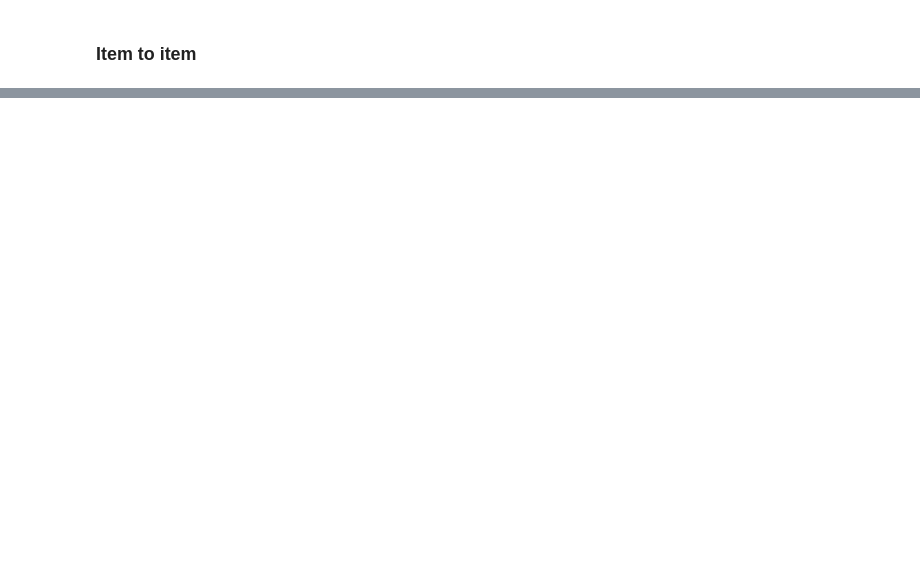
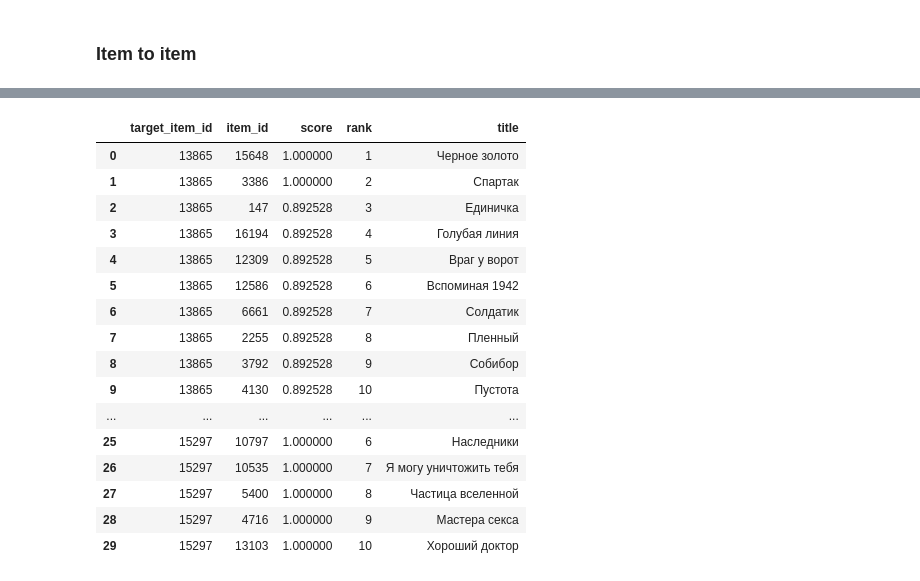
Before and after one commit to MobileTeleSystems/RecTools, a Jupyter notebook: examples/sasrec_metrics_comp.ipynb, the cells around one changed output, grey strips where cells are left out. Saved outputs shown, nothing was run; the diff lists cells and outputs as text; code cells hidden in the pictures; blank space fills up the shorter version.

```diff
--- a/examples/sasrec_metrics_comp.ipynb
+++ b/examples/sasrec_metrics_comp.ipynb
@@ -607,0 +668,21 @@ recos
+# %%
+# TODO: change model for recos (here is the last one trained and is is the worst in quality)
+recos.merge(items[["item_id", "title"]], on="item_id")
+# %% [output]
+|  | target_item_id | item_id | score | rank | title |
+| 0 | 13865 | 15648 | 1.000000 | 1 | Черное золото |
+| 1 | 13865 | 3386 | 1.000000 | 2 | Спартак |
+| 2 | 13865 | 147 | 0.892528 | 3 | Единичка |
+| 3 | 13865 | 16194 | 0.892528 | 4 | Голубая линия |
+| 4 | 13865 | 12309 | 0.892528 | 5 | Враг у ворот |
+| 5 | 13865 | 12586 | 0.892528 | 6 | Вспоминая 1942 |
+| 6 | 13865 | 6661 | 0.892528 | 7 | Солдатик |
+| 7 | 13865 | 2255 | 0.892528 | 8 | Пленный |
+| 8 | 13865 | 3792 | 0.892528 | 9 | Собибор |
+| 9 | 13865 | 4130 | 0.892528 | 10 | Пустота |
+| ... | ... | ... | ... | ... | ... |
+| 25 | 15297 | 10797 | 1.000000 | 6 | Наследники |
+| 26 | 15297 | 10535 | 1.000000 | 7 | Я могу уничтожить тебя |
+| 27 | 15297 | 5400 | 1.000000 | 8 | Частица вселенной |
+| 28 | 15297 | 4716 | 1.000000 | 9 | Мастера секса |
+| 29 | 15297 | 13103 | 1.000000 | 10 | Хороший доктор |
```
Also changed, not shown: parts of 32 cells of this notebook, 6 other files.
